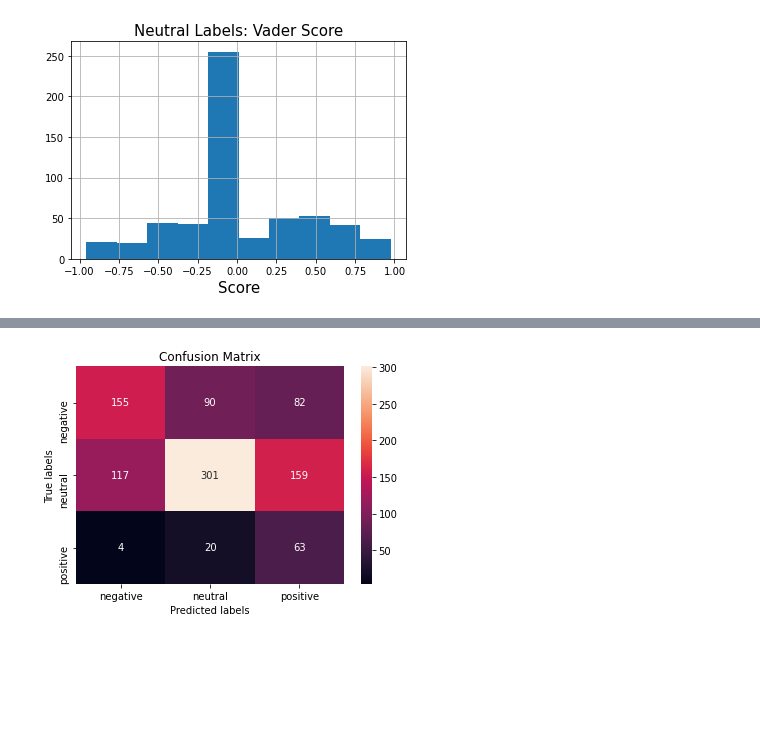
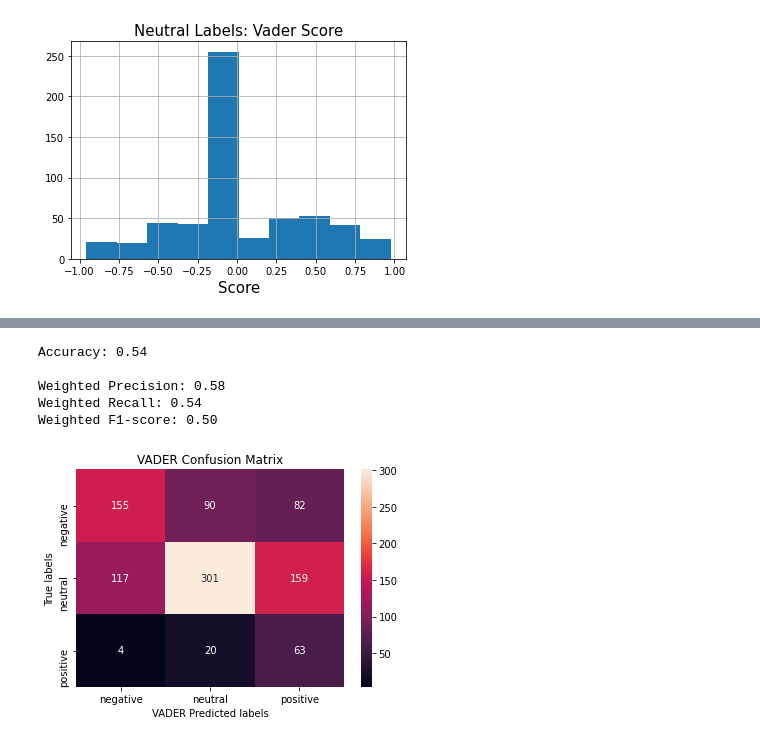
Before and after one commit to npg-mmilosh-cji/RedditQuarantineNLP, a Jupyter notebook: core/analysis/sentiment_analysis/Review Sentiment Analysis.ipynb, the cells around one changed output, grey strips where cells are left out. Cells and saved outputs as stored; diff of their text form; code cells hidden in the pictures; blank space fills up the shorter version.

```diff
--- a/core/analysis/sentiment_analysis/Review Sentiment Analysis.ipynb
+++ b/core/analysis/sentiment_analysis/Review Sentiment Analysis.ipynb
@@ -24,3 +24,10 @@ processed_scores_columns.head()
 | 2 | 0.000 | 1.000 | 0.000 | 0.0000 |
 | 3 | 0.000 | 1.000 | 0.000 | 0.0000 |
 | 4 | 0.189 | 0.811 | 0.000 | -0.2732 |
+# %%
+# text blob
+posts_file_path = os.path.join('..','..', "textblob_cleaned_sentiment.pkl")
+pick_op = open(posts_file_path, 'rb')
+textblob_df = pickle.load(pick_op)
+textblob_df.rename(columns = {'sentiment':'textblob_sentiment', 'objectivity':'textblob_objectivity'}, inplace = True)
+textblob_df.head()
@@ -30,5 +53,5 @@ data = pd.read_pickle("../../../all_clean_str_extant_posts.pkl")
 # %%
-data = pd.concat([data, processed_scores_columns],
+data = pd.concat([data, processed_scores_columns, textblob_df],
                          axis='columns')
 # %%
 pd.set_option('display.max_columns', None)
@@ -229,6 +284,9 @@ Text(0.5, 1.0, 'Positive Labels: Vader Score')
 # %%
 neg_cutoff = -0.25
 pos_cutoff = 0.25
-labeled_data["PRED_LABEL"] = np.where(labeled_data.vader_compound < neg_cutoff, 'negative',
+labeled_data["VADER PRED_LABEL"] = np.where(labeled_data.vader_compound < neg_cutoff, 'negative',
                            np.where(labeled_data.vader_compound > pos_cutoff,'positive', 'neutral'))
+
+labeled_data["TEXTBLOB PRED_LABEL"] = np.where(labeled_data.textblob_sentiment < neg_cutoff, 'negative',
+                           np.where(labeled_data.textblob_sentiment > pos_cutoff,'positive', 'neutral'))
 # %%
@@ -242,5 +308,5 @@ pd.crosstab(labeled_data["label"], labeled_data["PRED_LABEL"], dropna=False)
 # %%
-confusion = confusion_matrix(labeled_data["label"].values, labeled_data["PRED_LABEL"].values)
-print('Confusion Matrix\n')
-print(confusion)
+v_confusion = confusion_matrix(labeled_data["label"].values, labeled_data["VADER PRED_LABEL"].values)
+print('VADER Confusion Matrix\n')
+print(v_confusion)
 # %% [output]
@@ -266,12 +353,25 @@ Weighted F1-score: 0.55
 # %%
+y_test = labeled_data["label"].values
+y_pred = labeled_data["TEXTBLOB PRED_LABEL"].values
+print('\nAccuracy: {:.2f}\n'.format(accuracy_score(y_test, y_pred)))
+
+print('Weighted Precision: {:.2f}'.format(precision_score(y_test, y_pred, average='weighted')))
+print('Weighted Recall: {:.2f}'.format(recall_score(y_test, y_pred, average='weighted')))
+print('Weighted F1-score: {:.2f}'.format(f1_score(y_test, y_pred, average='weighted')))
+
 ax= plt.subplot()
 sns.heatmap(confusion,annot=True, fmt='g', ax=ax);  #annot=True to annotate cells, ftm='g' to disable scientific notation
 
 # labels, title and ticks
-ax.set_xlabel('Predicted labels');
+ax.set_xlabel('VADER Predicted labels');
 ax.set_ylabel('True labels');
-ax.set_title('Confusion Matrix');
+ax.set_title('VADER Confusion Matrix');
 ax.xaxis.set_ticklabels(['negative', 'neutral', 'positive']);
 ax.yaxis.set_ticklabels(['negative', 'neutral', 'positive']);
 # %% [output]
+Accuracy: 0.54
+
+Weighted Precision: 0.58
+Weighted Recall: 0.54
+Weighted F1-score: 0.50
-[figure, old version]
+[figure, new version]
```
Also changed, not shown: parts of 16 cells of this notebook.
